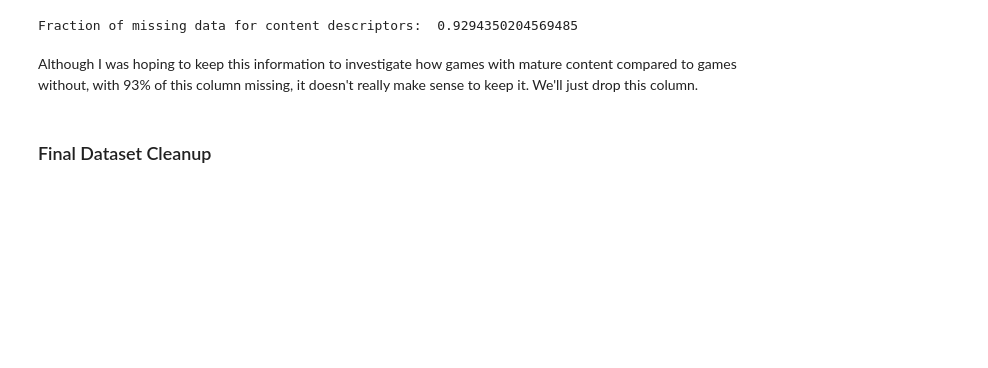
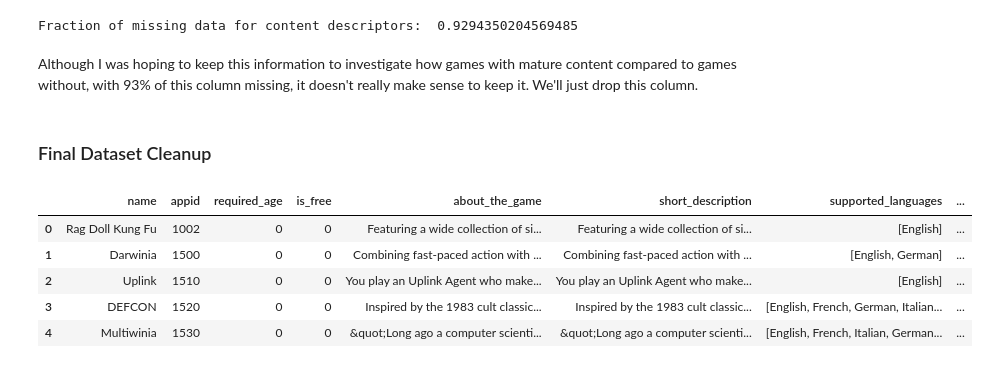
Before and after one commit to argwood/IndieP, a Jupyter notebook: IndieP_Data_Cleaning.ipynb, the cells around one changed output. Saved outputs shown, nothing was run; the diff lists cells and outputs as text; code cells hidden in the pictures; blank space fills up the shorter version.

```diff
--- a/IndieP_Data_Cleaning.ipynb
+++ b/IndieP_Data_Cleaning.ipynb
@@ -575,2 +681,4 @@ print('# empty lists:', data_steam[data_steam['package_groups'] == "[]"].shape[0
+# %%
+data_steam = data_steam.drop(columns="package_groups")
 # %% [markdown]
 ### Feature 16: Platforms
@@ -797,4 +908,4 @@ The last thing we'll do is change the format of the column from a string to a da
 # %%
 #sns.distplot(data_steam["release_date"])
 # %%
-data_steam = data_steam.drop(columns="release_date_formatted")
+#data_steam = data_steam.drop(columns="release_date_formatted")
@@ -873,6 +963,15 @@ Although I was hoping to keep this information to investigate how games with mat
 data_steam = data_steam.drop(columns="content_descriptors")
 # %% [markdown]
 ### Final Dataset Cleanup
+# %%
+data_steam.head()
+# %% [output]
+|  | name | appid | required_age | is_free | about_the_game | short_description | supported_languages | ... |
+| 0 | Rag Doll Kung Fu | 1002 | 0 | 0 | Featuring a wide collection of si... | Featuring a wide collection of si... | [English] | ... |
+| 1 | Darwinia | 1500 | 0 | 0 | Combining fast-paced action with ... | Combining fast-paced action with ... | [English, German] | ... |
+| 2 | Uplink | 1510 | 0 | 0 | You play an Uplink Agent who make... | You play an Uplink Agent who make... | [English] | ... |
+| 3 | DEFCON | 1520 | 0 | 0 | Inspired by the 1983 cult classic... | Inspired by the 1983 cult classic... | [English, French, German, Italian... | ... |
+| 4 | Multiwinia | 1530 | 0 | 0 | &quot;Long ago a computer scienti... | &quot;Long ago a computer scienti... | [English, French, Italian, German... | ... |
 # %%
 import sqlite3
 from sqlite3 import Error
```
Also changed, not shown: parts of 39 cells of this notebook.
